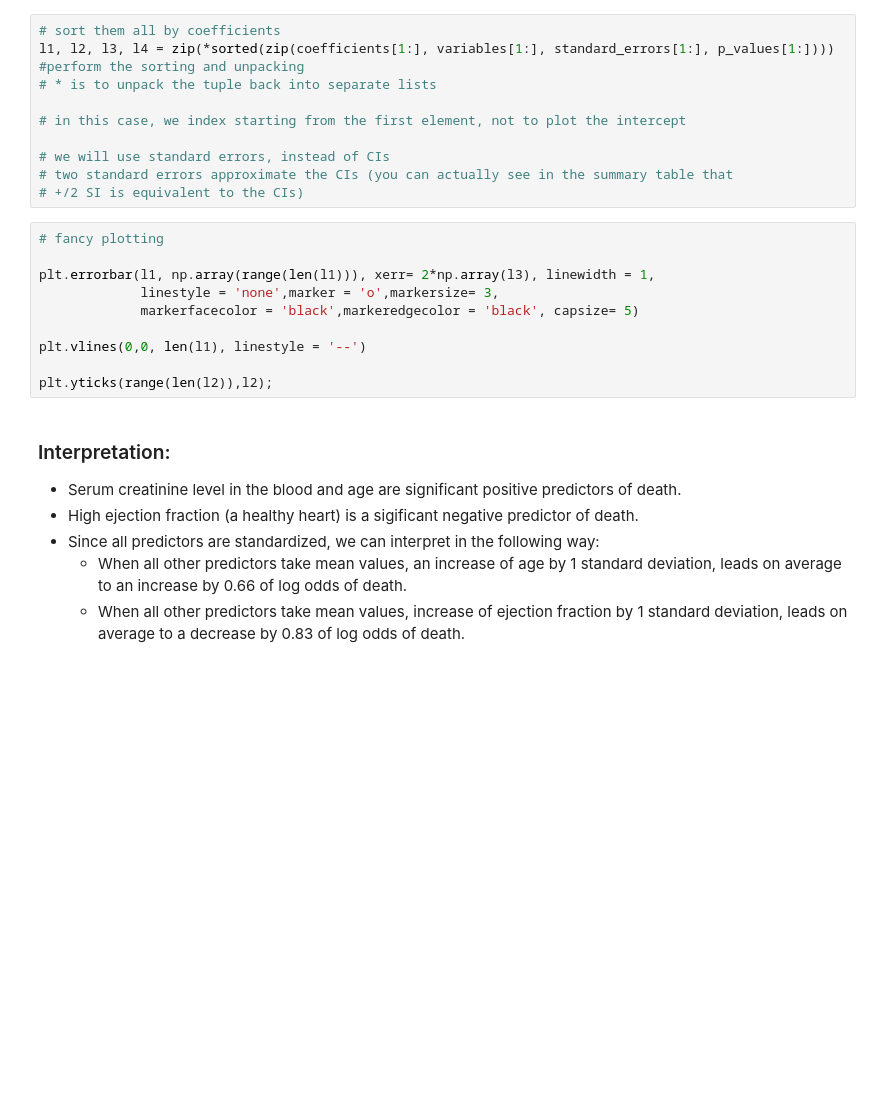
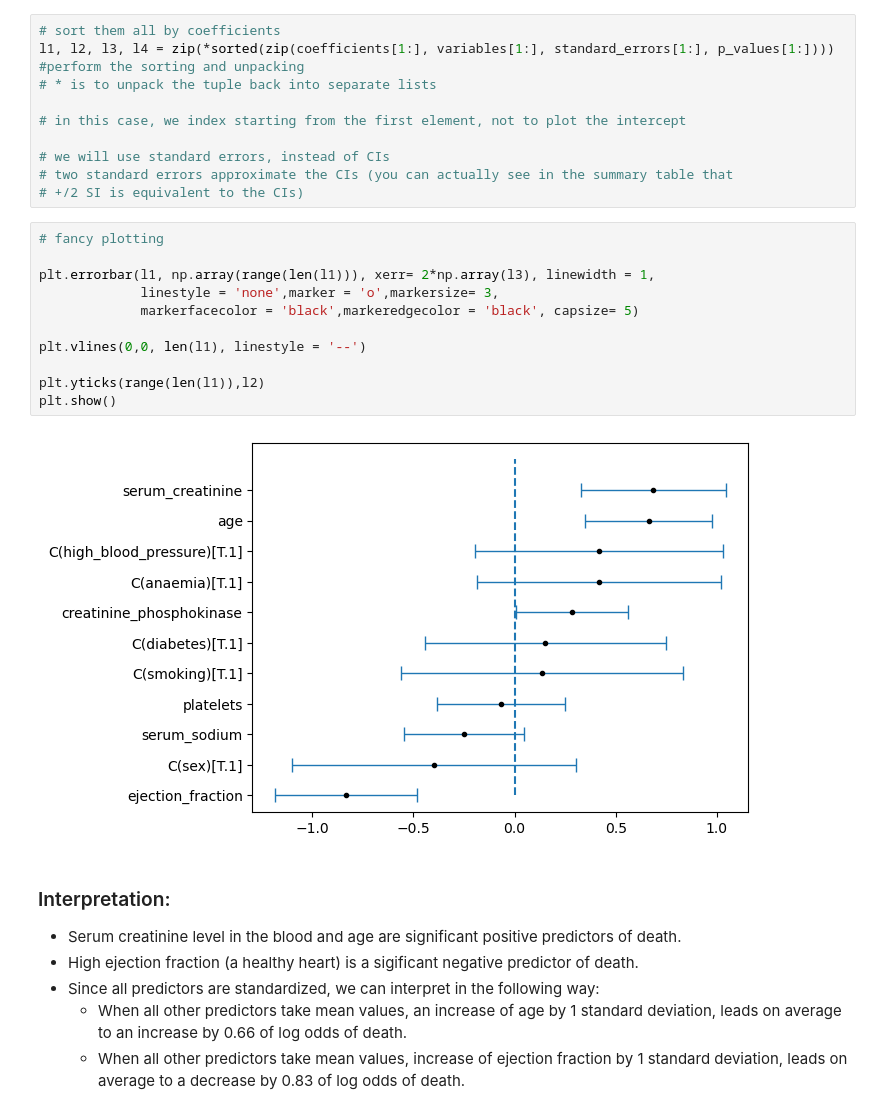
Before and after one commit to laurine-sg/2024, a Jupyter notebook: Exercises/04 - Regression analysis/Regression_analysis.ipynb, the cells around one changed output. Drawn from its saved outputs; the diff is of its cells as text; blank space fills up the shorter version.

```diff
--- a/Exercises/04 - Regression analysis/Regression_analysis.ipynb
+++ b/Exercises/04 - Regression analysis/Regression_analysis.ipynb
@@ -299,13 +299,16 @@ l1, l2, l3, l4 = zip(*sorted(zip(coefficients[1:], variables[1:], standard_error
 # %%
 # fancy plotting
 
 plt.errorbar(l1, np.array(range(len(l1))), xerr= 2*np.array(l3), linewidth = 1,
              linestyle = 'none',marker = 'o',markersize= 3,
              markerfacecolor = 'black',markeredgecolor = 'black', capsize= 5)
 
 plt.vlines(0,0, len(l1), linestyle = '--')
 
-plt.yticks(range(len(l2)),l2);
+plt.yticks(range(len(l1)),l2)
+plt.show()
+# %% [output]
+[figure, added]
 # %% [markdown]
 ### Interpretation:
 - Serum creatinine level in the blood and age are significant positive predictors of death.
```
Also changed, not shown: parts of 9 cells of this notebook, 1 other file.
